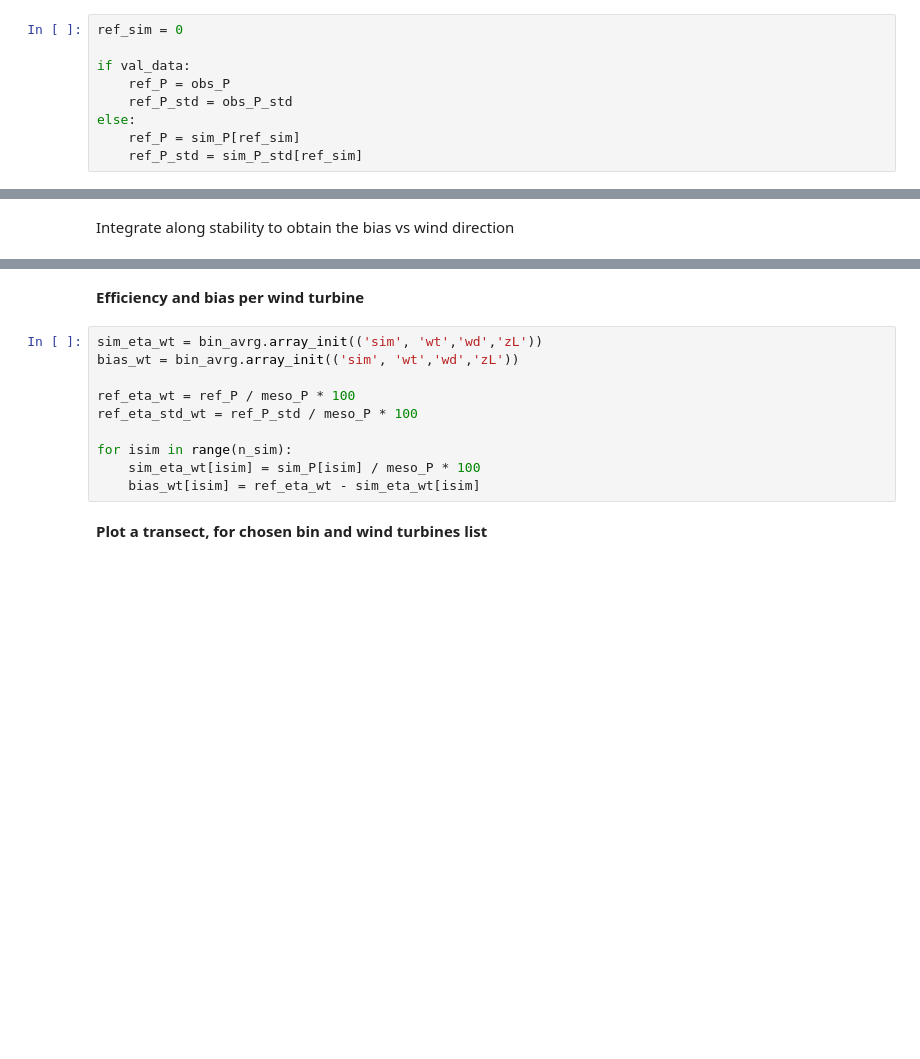
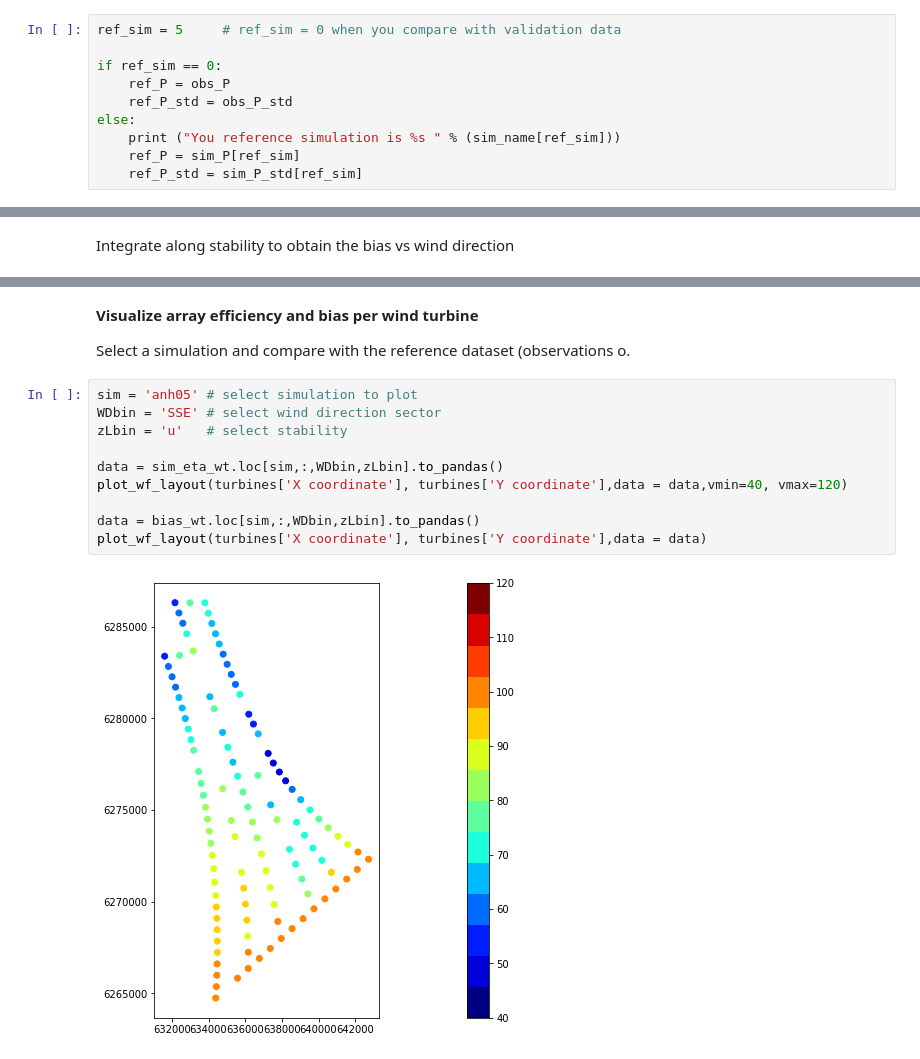
Before and after one commit to CENER-EPR/OWAbench_obsolete, a Jupyter notebook: Anholt_ArrayEfficiency.ipynb, the cells around one changed output, grey strips where cells are left out. Drawn from its saved outputs; the diff is of its cells as text; blank space fills up the shorter version.

```diff
--- a/Anholt_ArrayEfficiency.ipynb
+++ b/Anholt_ArrayEfficiency.ipynb
@@ -173,11 +194,12 @@ except IOError:
 # %% [markdown]
 If no validation data is available, do code to code comparison by selecting a reference simulation to compare against:
 # %%
-ref_sim = 0
+ref_sim = 5     # ref_sim = 0 when you compare with validation data
 
-if val_data:
+if ref_sim == 0:
     ref_P = obs_P
     ref_P_std = obs_P_std
 else:
+    print ("You reference simulation is %s " % (sim_name[ref_sim]))
     ref_P = sim_P[ref_sim]
     ref_P_std = sim_P_std[ref_sim]
@@ -261,14 +303,16 @@ ax.set_ylim([-30, 10]); # use this to leave outliers out
-# %% [markdown]
-**Efficiency and bias per wind turbine**
-# %%
-sim_eta_wt = bin_avrg.array_init(('sim', 'wt','wd','zL'))
-bias_wt = bin_avrg.array_init(('sim', 'wt','wd','zL'))
-
-ref_eta_wt = ref_P / meso_P * 100
-ref_eta_std_wt = ref_P_std / meso_P * 100
-
-for isim in range(n_sim):
-    sim_eta_wt[isim] = sim_P[isim] / meso_P * 100
-    bias_wt[isim] = ref_eta_wt - sim_eta_wt[isim]
-# %% [markdown]
-**Plot a transect, for chosen bin and wind turbines list**
+# %% [markdown]
+**Visualize array efficiency and bias per wind turbine**
+
+Select a simulation and compare with the reference dataset (observations o.
+# %%
+sim = 'anh05' # select simulation to plot
+WDbin = 'SSE' # select wind direction sector
+zLbin = 'u'   # select stability
+
+data = sim_eta_wt.loc[sim,:,WDbin,zLbin].to_pandas()
+plot_wf_layout(turbines['X coordinate'], turbines['Y coordinate'],data = data,vmin=40, vmax=120)
+
+data = bias_wt.loc[sim,:,WDbin,zLbin].to_pandas()
+plot_wf_layout(turbines['X coordinate'], turbines['Y coordinate'],data = data)
+# %% [output]
+[figure, added]
```
Also changed, not shown: parts of 15 cells of this notebook.
